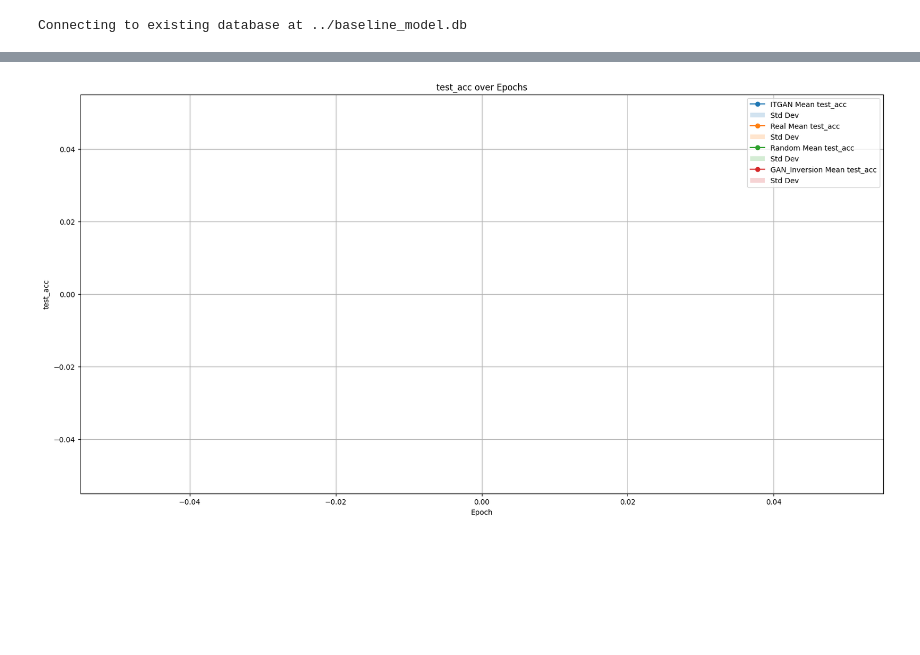
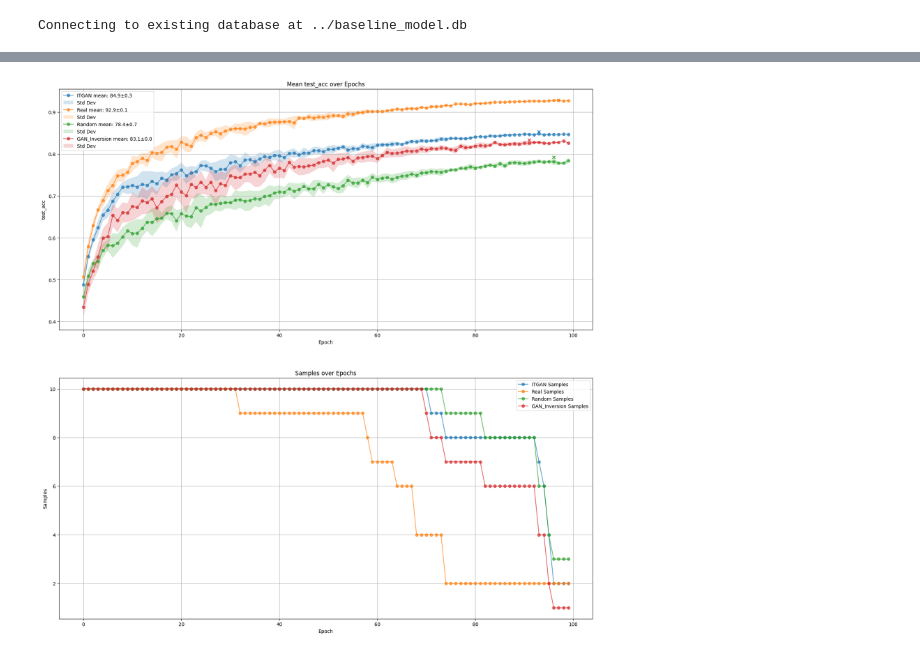
Before and after one commit to Arty-Facts/DCS, a Jupyter notebook: project/viz_db.ipynb, the cells around one changed output, grey strips where cells are left out. Cells and saved outputs as stored; diff of their text form; code cells hidden in the pictures; blank space fills up the shorter version.

Commit message:
Enhance training logger: add max and sample statistics to epoch metrics; improve plotting functions for better visualization

```diff
--- a/project/viz_db.ipynb
+++ b/project/viz_db.ipynb
@@ -37,5 +43,6 @@ run_id | epoch| train_loss| train_acc| test_loss| test_acc
 # %%
-fig, ax = plt.subplots(1, 1, figsize=(20, 10))
-train_logger.plot_metric(logger, *logger.get_experiment_ids(), metric='test_acc', ax=ax)
+fig, ax = plt.subplots(2, 1, figsize=(20, 20))
+train_logger.plot_metric(logger, *logger.get_experiment_ids(), metric='test_acc', ax=ax[0])
+train_logger.plot_samples(logger, *logger.get_experiment_ids(), metric='test_acc', ax=ax[1])
 # %% [output]
-[figure, old version]
+[figure, new version]
```
Also changed, not shown: parts of 3 cells of this notebook, 1 other file.
